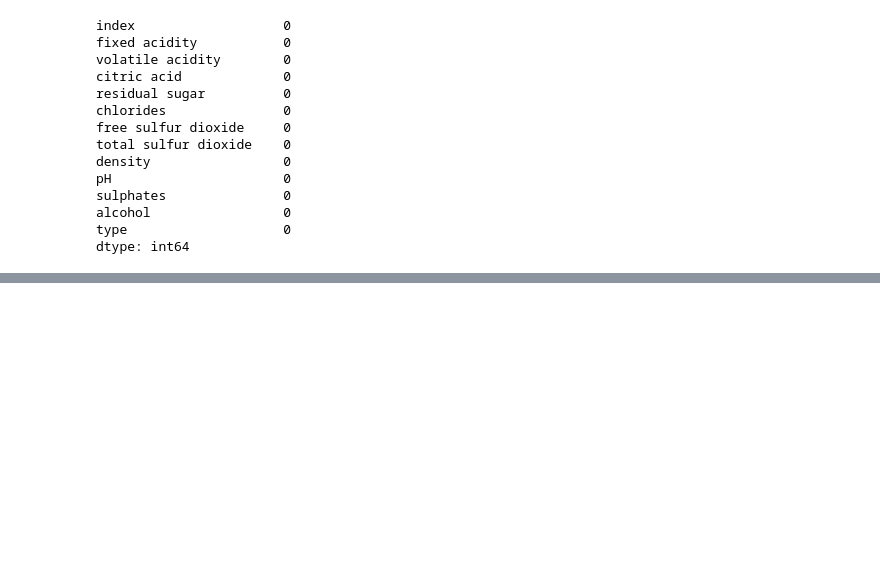
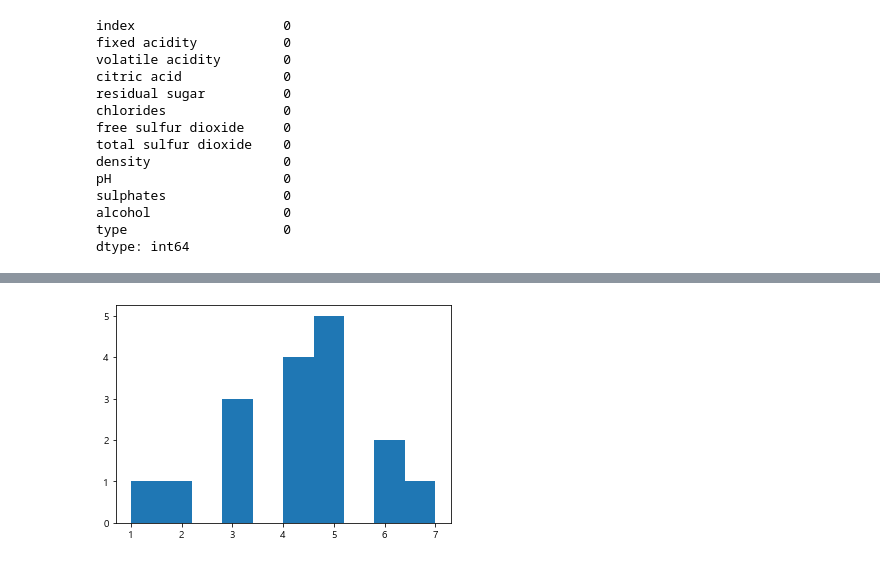
Before and after one commit to eunbin777/StudyAboutML, a Jupyter notebook: DACON_101/와인품질분류Lv1.ipynb, the cells around one changed output, grey strips where cells are left out. Saved outputs shown, nothing was run; the diff lists cells and outputs as text; code cells hidden in the pictures; blank space fills up the shorter version.

```diff
--- a/DACON_101/와인품질분류Lv1.ipynb
+++ b/DACON_101/와인품질분류Lv1.ipynb
@@ -199,0 +203,7 @@ findfont: Font family ['NanumBarunGothic'] not found. Falling back to DejaVu San
+# %%
+# 히스토그램 그래프 연습
+a = [1, 2, 3, 3, 3, 4, 4, 4, 4, 5, 5, 5, 5, 5, 6, 6, 7]
+plt.hist(a)
+plt.show()
+# %% [output]
+[figure, added]
```
Also changed, not shown: parts of 4 cells of this notebook.
